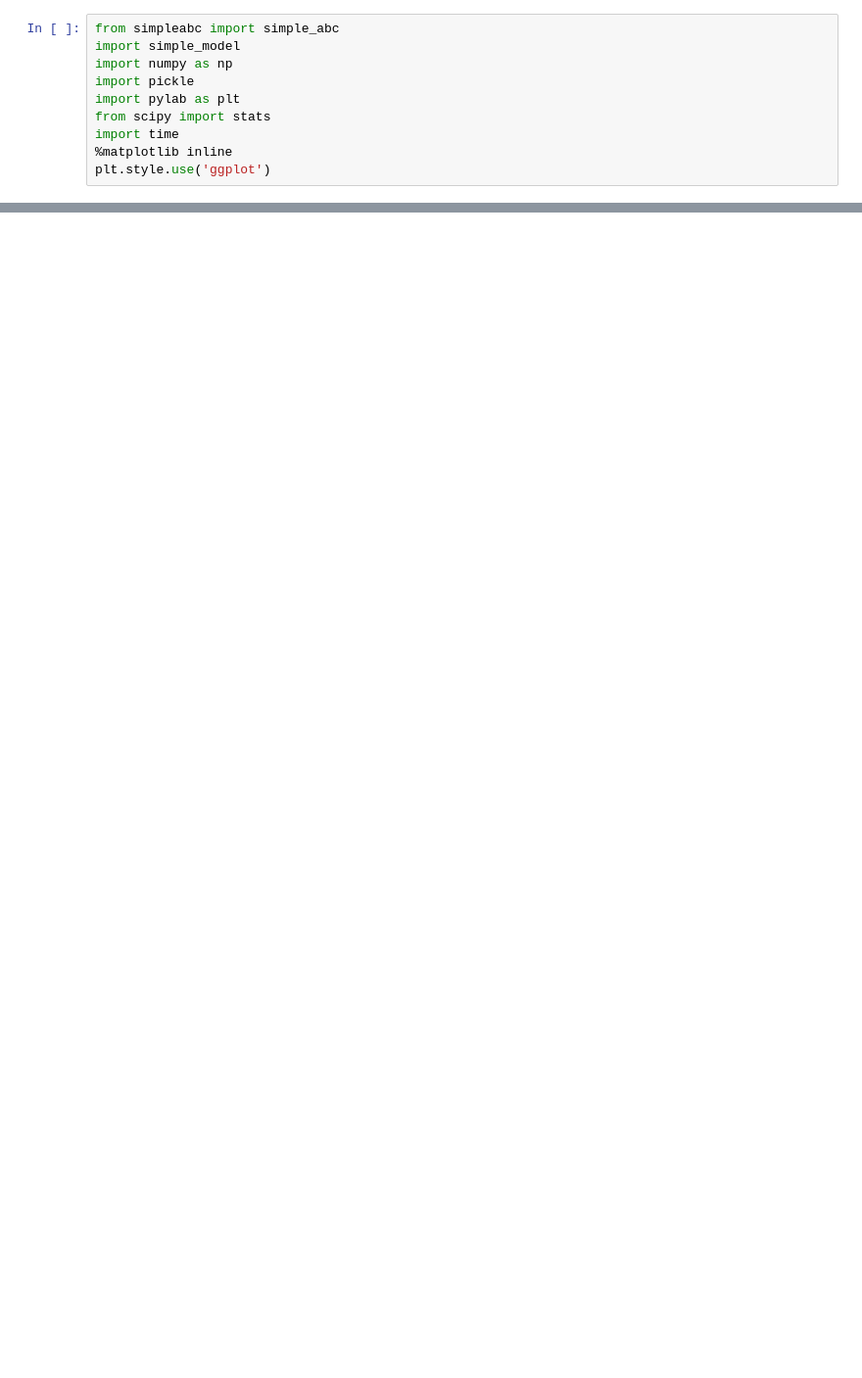
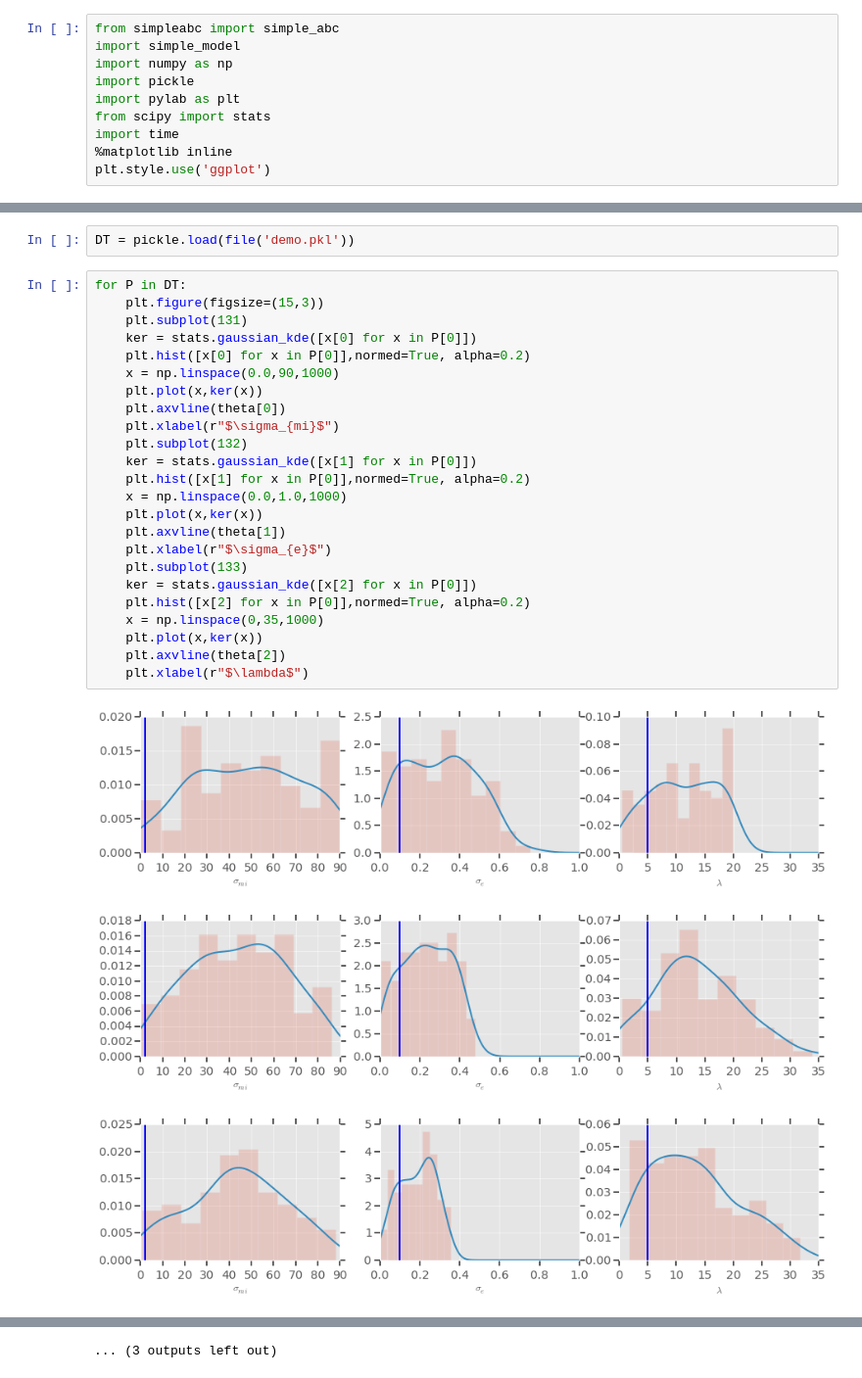
Before and after one commit to rcmorehead/simplanets, a Jupyter notebook: simplanets_demo.ipynb, the cells around one changed output, grey strips where cells are left out. Shown at 98% size. Drawn from its saved outputs; the diff is of its cells as text; blank space fills up the shorter version.

```diff
--- a/simplanets_demo.ipynb
+++ b/simplanets_demo.ipynb
@@ -90,0 +117,30 @@ for P in OT:
+# %%
+DT = pickle.load(file('demo.pkl'))
+# %%
+for P in DT:
+    plt.figure(figsize=(15,3))
+    plt.subplot(131)
+    ker = stats.gaussian_kde([x[0] for x in P[0]])
+    plt.hist([x[0] for x in P[0]],normed=True, alpha=0.2)
+    x = np.linspace(0.0,90,1000)
+    plt.plot(x,ker(x))
+    plt.axvline(theta[0])
+    plt.xlabel(r"$\sigma_{mi}$")
+    plt.subplot(132)
+    ker = stats.gaussian_kde([x[1] for x in P[0]])
+    plt.hist([x[1] for x in P[0]],normed=True, alpha=0.2)
+    x = np.linspace(0.0,1.0,1000)
+    plt.plot(x,ker(x))
+    plt.axvline(theta[1])
+    plt.xlabel(r"$\sigma_{e}$")
+    plt.subplot(133)
+    ker = stats.gaussian_kde([x[2] for x in P[0]])
+    plt.hist([x[2] for x in P[0]],normed=True, alpha=0.2)
+    x = np.linspace(0,35,1000)
+    plt.plot(x,ker(x))
+    plt.axvline(theta[2])
+    plt.xlabel(r"$\lambda$")
+# %% [output]
+[figure, added]
+[figure, added]
+[figure, added]
@@ -90,0 +156 @@ for P in OT:
+... (3 outputs left out)
```
Also changed, not shown: parts of 4 cells of this notebook, 2 other files.
